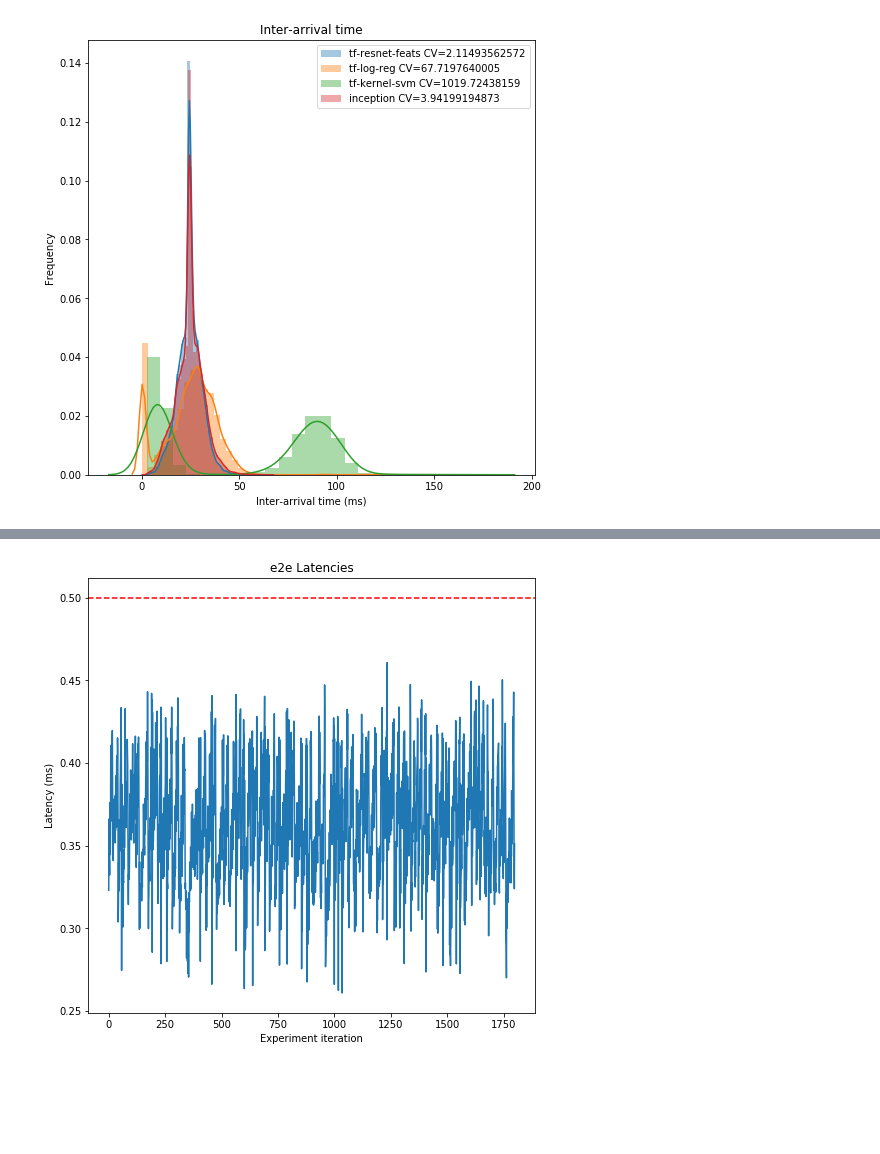
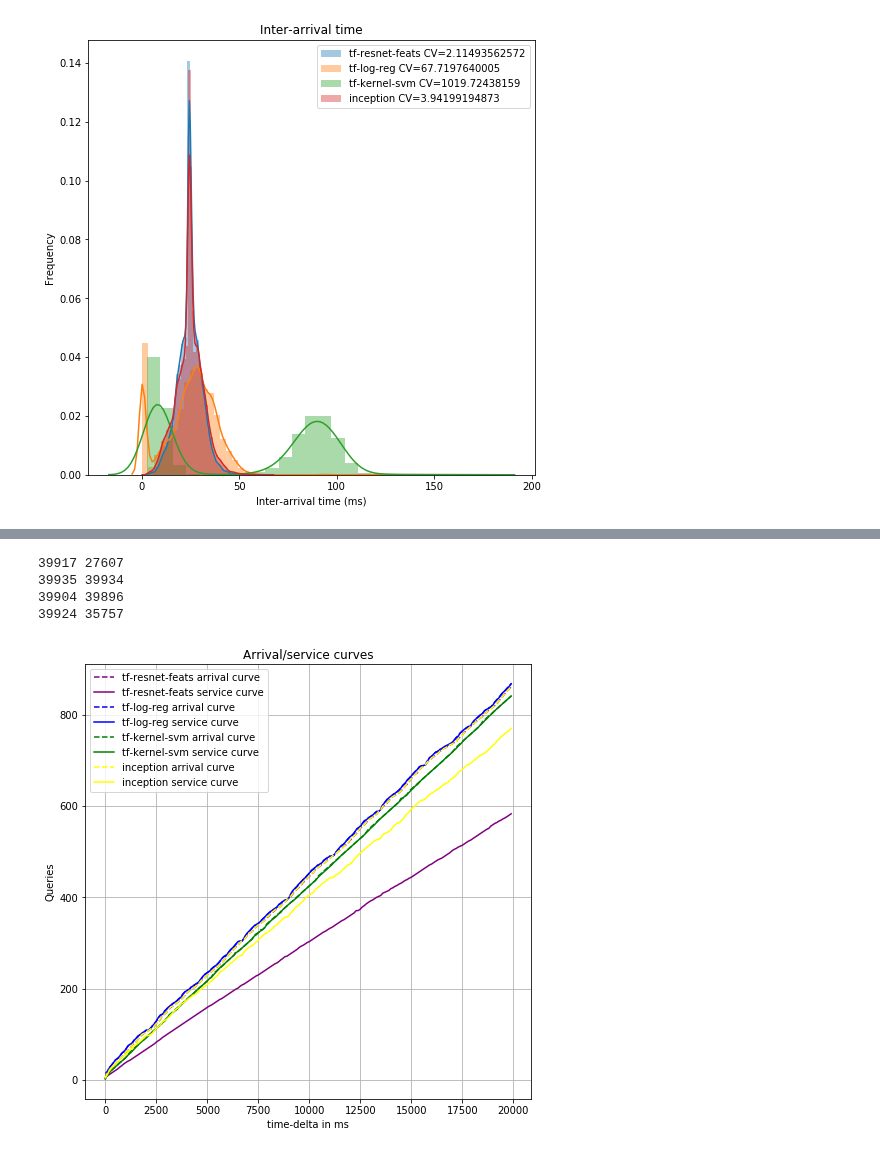
Before and after one commit to dcrankshaw/plots-model-comp-paper, a Jupyter notebook: plotting/e2e_distribution_plotting.ipynb, the cells around one changed output, grey strips where cells are left out. Saved outputs shown, nothing was run; the diff lists cells and outputs as text; code cells hidden in the pictures; blank space fills up the shorter version.

```diff
--- a/plotting/e2e_distribution_plotting.ipynb
+++ b/plotting/e2e_distribution_plotting.ipynb
@@ -257,3 +335,11 @@ plot_ordinal_queue_sizes(ID1_500, image_driver_1_models)
+# %%
+cache = plot_arrival_and_out_curves(ID1_500, image_driver_1_models, N=xrange(1,20000,100), driver=None)
+# %% [output]
+39917 27607
+39935 39934
+39904 39896
+39924 35757
+[figure, added]
 # %%
 def plot_e2e_lats(cached_extractions):
     plt.figure(figsize=(8,8))
@@ -263,10 +349,6 @@ def plot_e2e_lats(cached_extractions):
     plt.xlabel("Experiment iteration")
     plt.axhline(y=0.5, color='r', linestyle='--', )
     plt.ylabel("Latency (ms)")
-# %%
-plot_e2e_lats(ID1_500_unsaturated_hollistic)
-# %% [output]
-[figure, removed]
 # %%
 plot_e2e_lats(ID1_500_hollistic)
 # %% [output]
```
Also changed, not shown: parts of 14 cells of this notebook.
